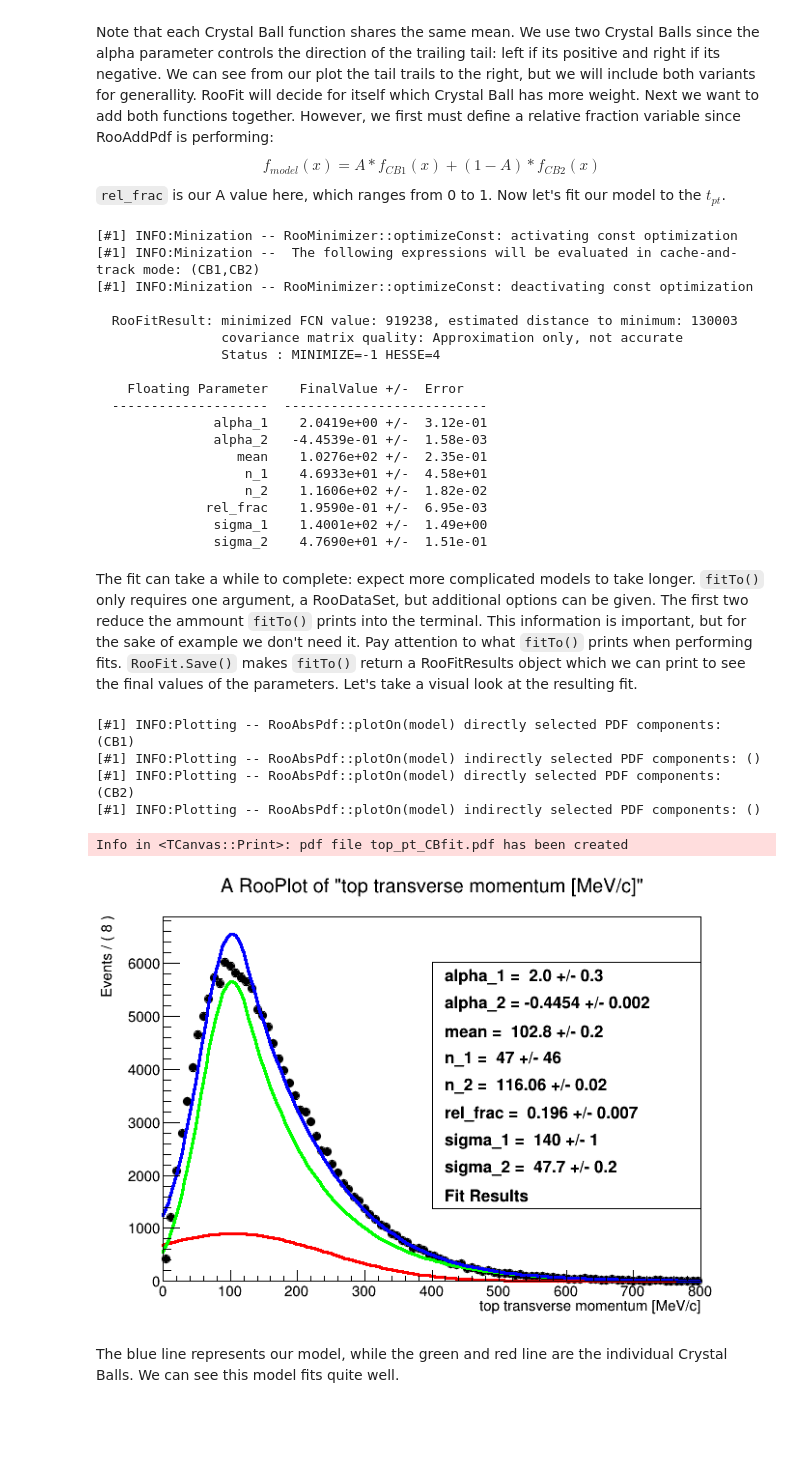
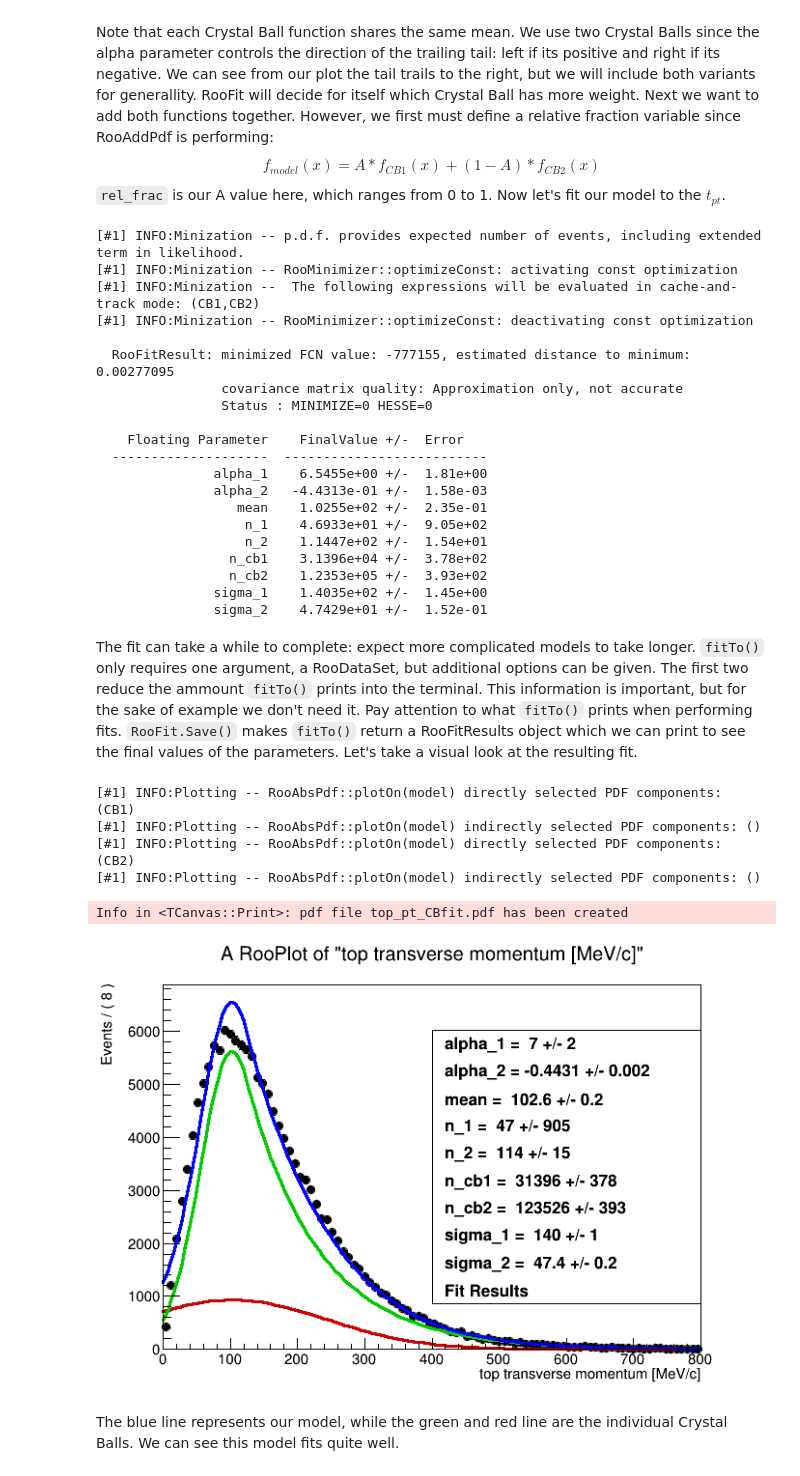
Before and after one commit to AWildridge/HiggsBosonClass, a Jupyter notebook: notebooks/python/Lab 2 Introduction to Curve Fitting.ipynb, the cells around one changed output. Cells and saved outputs as stored; diff of their text form; code cells hidden in the pictures; blank space fills up the shorter version.

```diff
--- a/notebooks/python/Lab 2 Introduction to Curve Fitting.ipynb
+++ b/notebooks/python/Lab 2 Introduction to Curve Fitting.ipynb
@@ -246,7 +246,9 @@ cb_2 = RooCBShape("CB2", "CB2", x, mean, sigma_2, alpha_2, n_2)
 
 #Add PDFs
 rel_frac = RooRealVar("rel_frac", "Relative Fraction", 0.2, 0.0, 1.0)
-model = RooAddPdf("model", "model", RooArgList(cb_1, cb_2), RooArgList(rel_frac))
+n_cb1 = RooRealVar("n_cb1", "n_cb1", 300000, 0, 160000)
+n_cb2 = RooRealVar("n_cb2", "n_cb2", 130000, 0, 160000)
+model = RooAddPdf("model", "model", RooArgList(cb_1, cb_2), RooArgList(n_cb1, n_cb2))
 # %% [markdown]
 This model is obviously complicated and has many parameters. The more complicated your model is, the more trouble RooFit will have getting a good fit. The initial values have been specially set to give us a good fit, but when you start from scratch it can take a while to figure out what works. Lets take a deeper look at how we create this model.
 
@@ -258,47 +260,49 @@ Note that each Crystal Ball function shares the same mean. We use two Crystal Ba
 model_results = model.fitTo(dataset, RooFit.PrintLevel(-1), RooFit.PrintEvalErrors(-1), RooFit.Save())
 model_results.Print()
 # %% [output]
+[#1] INFO:Minization -- p.d.f. provides expected number of events, including extended term in likelihood.
 [#1] INFO:Minization -- RooMinimizer::optimizeConst: activating const optimization
 [#1] INFO:Minization --  The following expressions will be evaluated in cache-and-track mode: (CB1,CB2)
 [#1] INFO:Minization -- RooMinimizer::optimizeConst: deactivating const optimization
 
-  RooFitResult: minimized FCN value: 919238, estimated distance to minimum: 130003
+  RooFitResult: minimized FCN value: -777155, estimated distance to minimum: 0.00277095
                 covariance matrix quality: Approximation only, not accurate
-                Status : MINIMIZE=-1 HESSE=4
+                Status : MINIMIZE=0 HESSE=0
 
     Floating Parameter    FinalValue +/-  Error
   --------------------  --------------------------
-               alpha_1    2.0419e+00 +/-  3.12e-01
-               alpha_2   -4.4539e-01 +/-  1.58e-03
-                  mean    1.0276e+02 +/-  2.35e-01
-                   n_1    4.6933e+01 +/-  4.58e+01
-                   n_2    1.1606e+02 +/-  1.82e-02
-              rel_frac    1.9590e-01 +/-  6.95e-03
-               sigma_1    1.4001e+02 +/-  1.49e+00
-               sigma_2    4.7690e+01 +/-  1.51e-01
+               alpha_1    6.5455e+00 +/-  1.81e+00
+               alpha_2   -4.4313e-01 +/-  1.58e-03
+                  mean    1.0255e+02 +/-  2.35e-01
+                   n_1    4.6933e+01 +/-  9.05e+02
+                   n_2    1.1447e+02 +/-  1.54e+01
+                 n_cb1    3.1396e+04 +/-  3.78e+02
+                 n_cb2    1.2353e+05 +/-  3.93e+02
+               sigma_1    1.4035e+02 +/-  1.45e+00
+               sigma_2    4.7429e+01 +/-  1.52e-01
 # %% [markdown]
 The fit can take a while to complete: expect more complicated models to take longer. `fitTo()` only requires one argument, a RooDataSet, but additional options can be given. The first two reduce the ammount `fitTo()` prints into the terminal. This information is important, but for the sake of example we don't need it. Pay attention to what `fitTo()` prints when performing fits. `RooFit.Save()` makes `fitTo()` return a RooFitResults object which we can print to see the final values of the parameters. Let's take a visual look at the resulting fit.
 # %%
 from ROOT import kRed, kGreen
 from ROOT import RooCmdArg
 #Plot data_set, model, and components of the model
 xframe = x.frame()
 dataset.plotOn(xframe)
-model.plotOn(xframe, RooFit.Components("CB1"), RooFit.LineColor(kRed))
-model.plotOn(xframe, RooFit.Components("CB2"), RooFit.LineColor(kGreen))
+model.plotOn(xframe, RooFit.Components("CB1"), RooFit.LineColor(kRed+1))
+model.plotOn(xframe, RooFit.Components("CB2"), RooFit.LineColor(kGreen+1))
 model.plotOn(xframe)
 model.paramOn(xframe, RooFit.Label("Fit Results"), RooFit.Format("NEU", RooFit.AutoPrecision(1)), RooFit.Layout(0.5,0.9,0.8))
 canvas3 = TCanvas()
 xframe.Draw()
 canvas3.SaveAs("top_pt_CBfit.pdf")
 canvas3.Draw()
 # %% [output]
 [#1] INFO:Plotting -- RooAbsPdf::plotOn(model) directly selected PDF components: (CB1)
 [#1] INFO:Plotting -- RooAbsPdf::plotOn(model) indirectly selected PDF components: ()
 [#1] INFO:Plotting -- RooAbsPdf::plotOn(model) directly selected PDF components: (CB2)
 [#1] INFO:Plotting -- RooAbsPdf::plotOn(model) indirectly selected PDF components: ()
 Info in <TCanvas::Print>: pdf file top_pt_CBfit.pdf has been created
-[figure, old version]
+[figure, new version]
 # %% [markdown]
 The blue line represents our model, while the green and red line are the individual Crystal Balls. We can see this model fits quite well.
 # %% [markdown]
```
